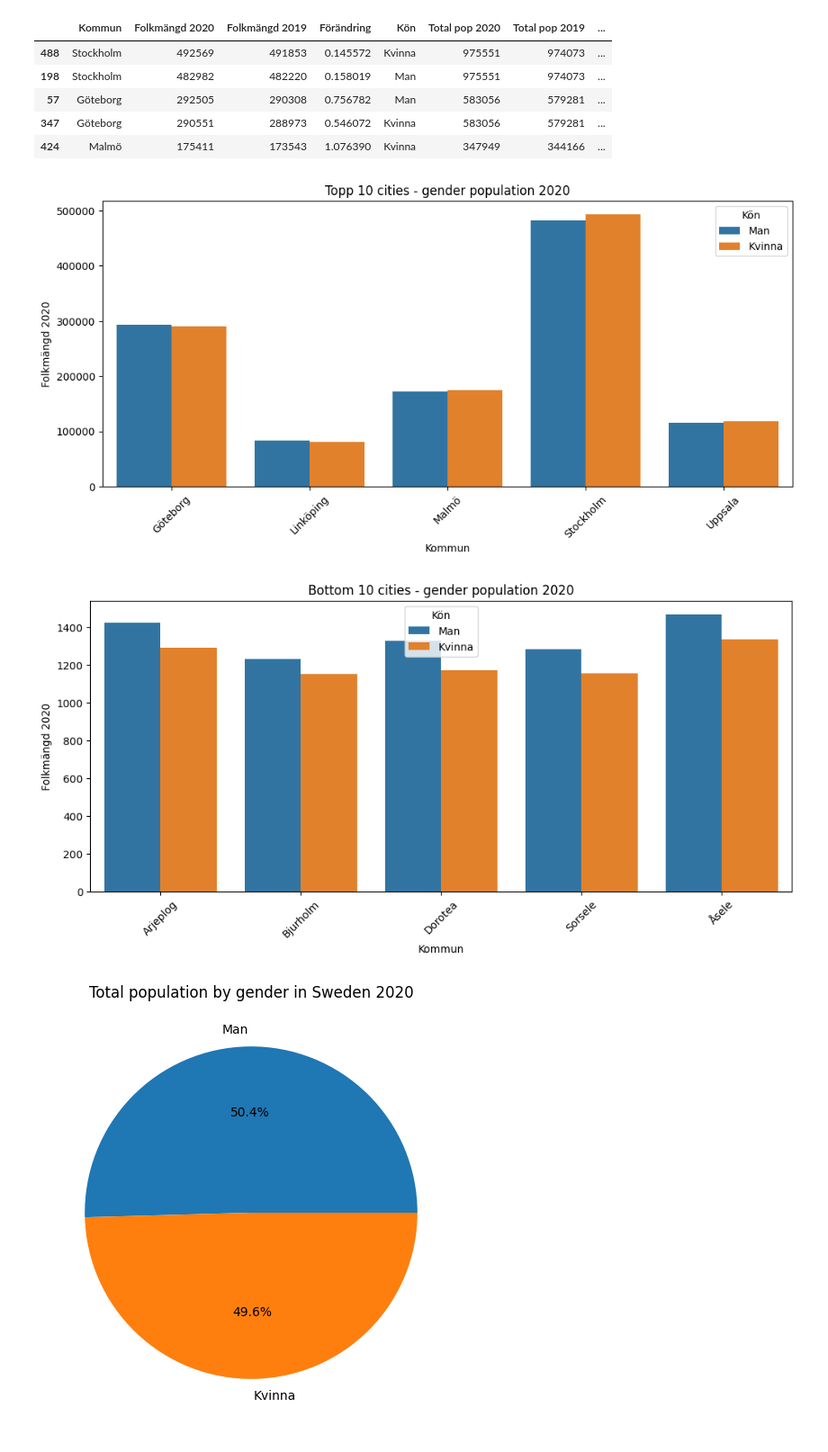
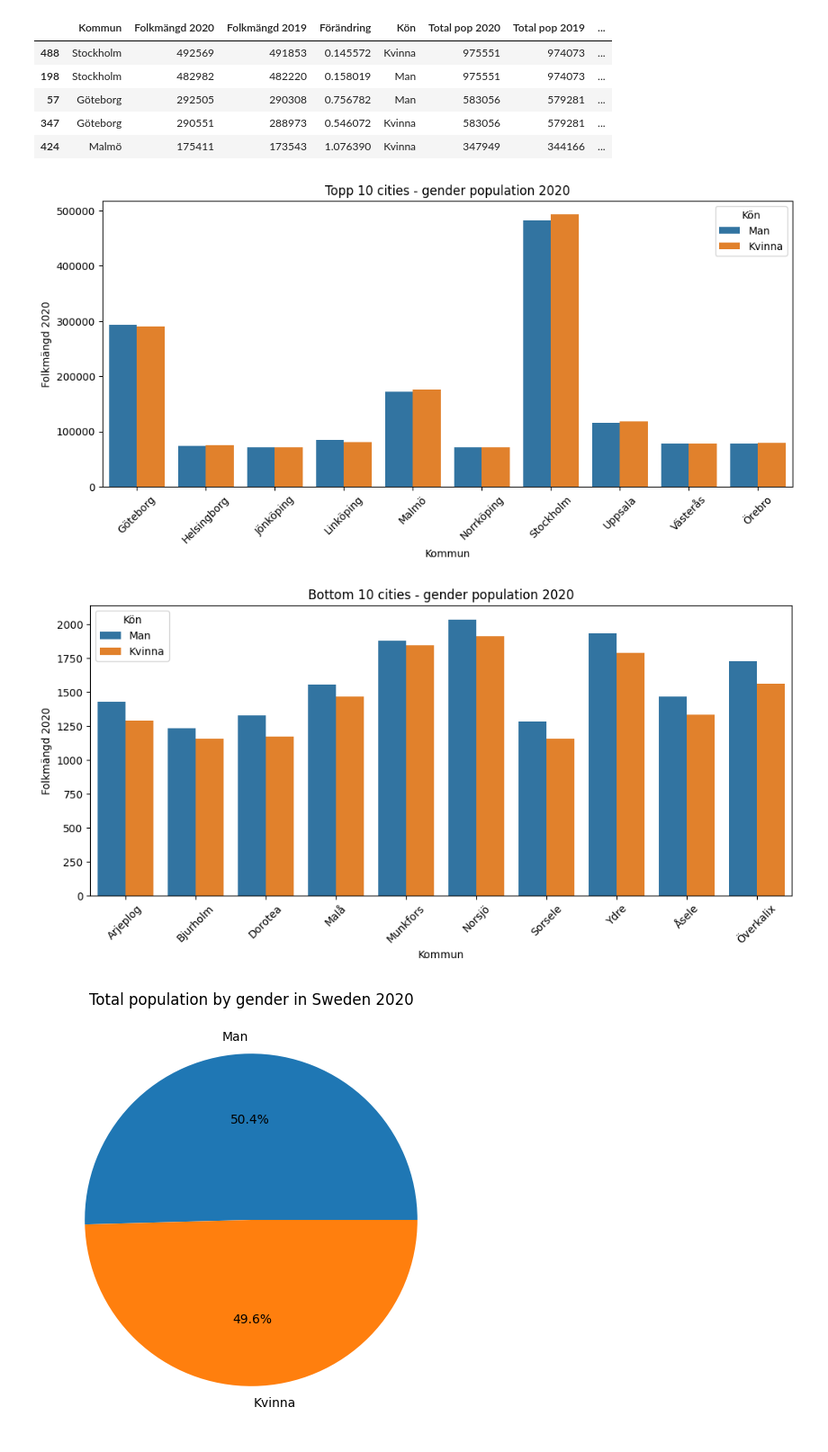
Before and after one commit to LucasZFriborg/Databehandling-Lucas-ZachauFriborg, a Jupyter notebook: Exercises/E00_pandas_basic_syntax.ipynb, the cells around one changed output. Shown: that part at 90% size. Saved outputs shown, nothing was run; the diff lists cells and outputs as text; code cells hidden in the pictures.

```diff
--- a/Exercises/E00_pandas_basic_syntax.ipynb
+++ b/Exercises/E00_pandas_basic_syntax.ipynb
@@ -614,29 +614,29 @@ df_merged_sorted.head()
 # %%
 # e)
 df_sorted = df_merged.sort_values('Total pop 2020', ascending=False)
 
-top10_kommuner = df_sorted['Kommun'].head(10)
+top10_kommuner = df_sorted['Kommun'].head(20)
 
 df_top = df_merged[df_merged['Kommun'].isin(top10_kommuner)]
 
 plt.figure(figsize=(12, 5))
 sns.barplot(data=df_top, x='Kommun', y='Folkmängd 2020', hue='Kön')
 plt.xticks(rotation=45)
 plt.title('Topp 10 cities - gender population 2020')
 plt.show()
 
-bottom10_kommuner = df_sorted['Kommun'].tail(10)
+bottom10_kommuner = df_sorted['Kommun'].tail(20)
 
 df_bottom = df_merged[df_merged['Kommun'].isin(bottom10_kommuner)]
 
 plt.figure(figsize=(12, 5))
 sns.barplot(data=df_bottom, x='Kommun', y='Folkmängd 2020', hue='Kön')
 plt.xticks(rotation=45)
 plt.title('Bottom 10 cities - gender population 2020')
 plt.show()
 # %% [output]
-[figure, old version]
+[figure, new version]
-[figure, old version]
+[figure, new version]
 # %%
 # f)
 total_man = df_merged[df_merged['Kön'] == 'Man']['Folkmängd 2020'].sum()
```
Also changed, not shown: 2 other files.
